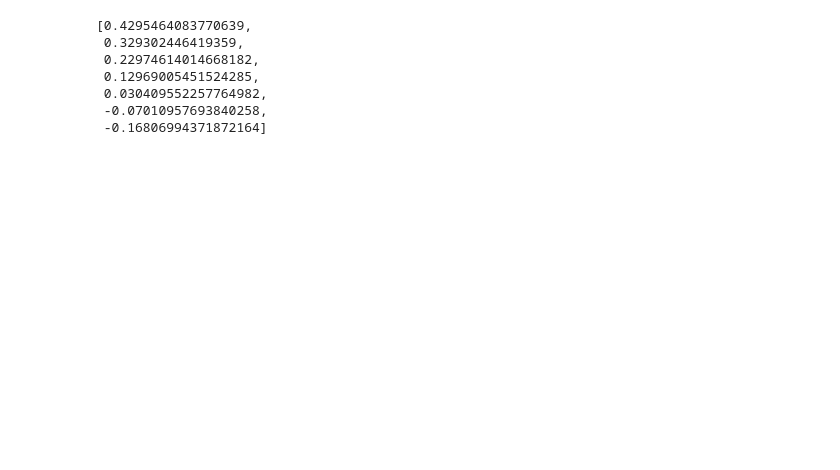
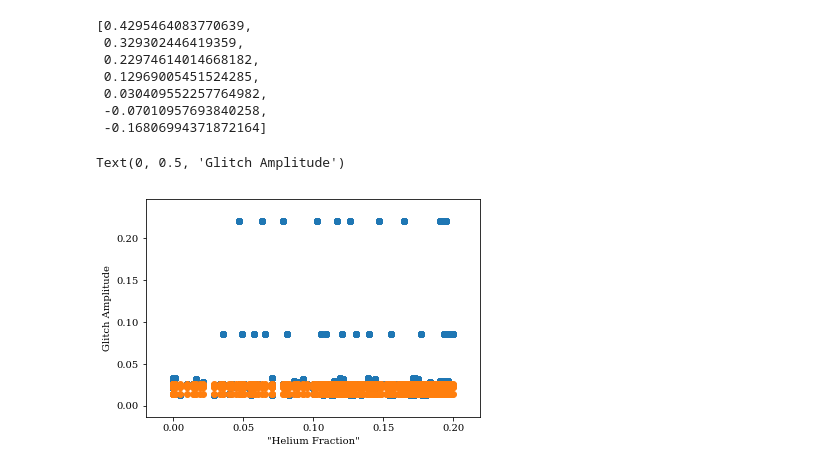
Before and after one commit to daw538/y4project, a Jupyter notebook: JoshFiles/mesareader-NGC6819.ipynb, the cells around one changed output. Saved outputs shown, nothing was run; the diff lists cells and outputs as text; code cells hidden in the pictures; blank space fills up the shorter version.

```diff
--- a/JoshFiles/mesareader-NGC6819.ipynb
+++ b/JoshFiles/mesareader-NGC6819.ipynb
@@ -126,7 +126,8 @@ print(len(df_dropped))
 df_dropped['met'] = metap
 df_dropped['mass'] = masap
 df_dropped['logage'] = agap
+df_dropped = df_dropped.drop([38])
 df_dropped.head(200)
 print(min(df_dropped.met), max(df_dropped.met))
-#df_dropped.sort_values(by=['mass'])
+df_dropped.sort_values(by=['mass'])
 # %% [output]
@@ -155,6 +173,47 @@ FeH
  0.030409552257764982,
  -0.07010957693840258,
  -0.16806994371872164]
+# %%
+Y_mas = []
+A_mas = []
+Y_met = []
+A_met = []
+for i in Masses:
+    for j in MetHe:
+        for k in FeH:
+            file = "M" + str('%.2f' % i) + "." + j + "/M" + str('%.2f' % i) + "." + j + "-sum.txt"
+            #print(file)
+            df1 = pd.read_csv(folder+file, skiprows=3, delim_whitespace=True, dtype = float,
+                         names=['num', 'age', 'log(Te)', 'log(L/Lo)', 'Xc', 'Yc', 'Lg/L', 'rhoc', 'Tc', 'Radius', 'Mnc',
+                                'logg', '(Z/X)_s', 'Dif', 'alpha', 'over', 'Rconv', 'Z', 'X', 'Mass', 'DPl1', 'Mover', 'm(he)'])
+
+            masses = df_dropped.mass.values
+            mass1 = min(masses, key=lambda l:abs(l-i))
+            A_mas.append(df_dropped.loc[df_dropped.mass == mass1].A.values[0])
+
+            age_mas = float(1000000*10**df_dropped.loc[df_dropped.mass == mass1].logage.values[0])
+            ages_mas = df1.age.values
+            age1 = min(ages_mas, key=lambda l:abs(l-age_mas))
+
+            Y_mas.append(df1.loc[df1['age'] == age1]['m(he)'].values[0])
+
+            metses = df_dropped.met.values
+            met1 = min(metses, key=lambda l:abs(l-k))
+            A_met.append(df_dropped.loc[df_dropped.met == met1].A.values[0])
+
+            age_met = float(1000000*10**df_dropped.loc[df_dropped.mass == mass1].logage.values[0])
+            ages_met = df1.age.values
+            age2 = min(ages_met, key=lambda l:abs(l-age_met))
+
+            Y_met.append(df1.loc[df1['age'] == age2]['m(he)'].values[0])
+
+plt.scatter(Y_mas, A_mas)
+plt.scatter(Y_met, A_met)
+plt.xlabel('"Helium Fraction"')
+plt.ylabel('Glitch Amplitude')
+# %% [output]
+Text(0, 0.5, 'Glitch Amplitude')
+[figure, added]
 # %%
 #Set ranges to find fitted stars in
 masrng = 0.6
```
Also changed, not shown: parts of 3 cells of this notebook.
